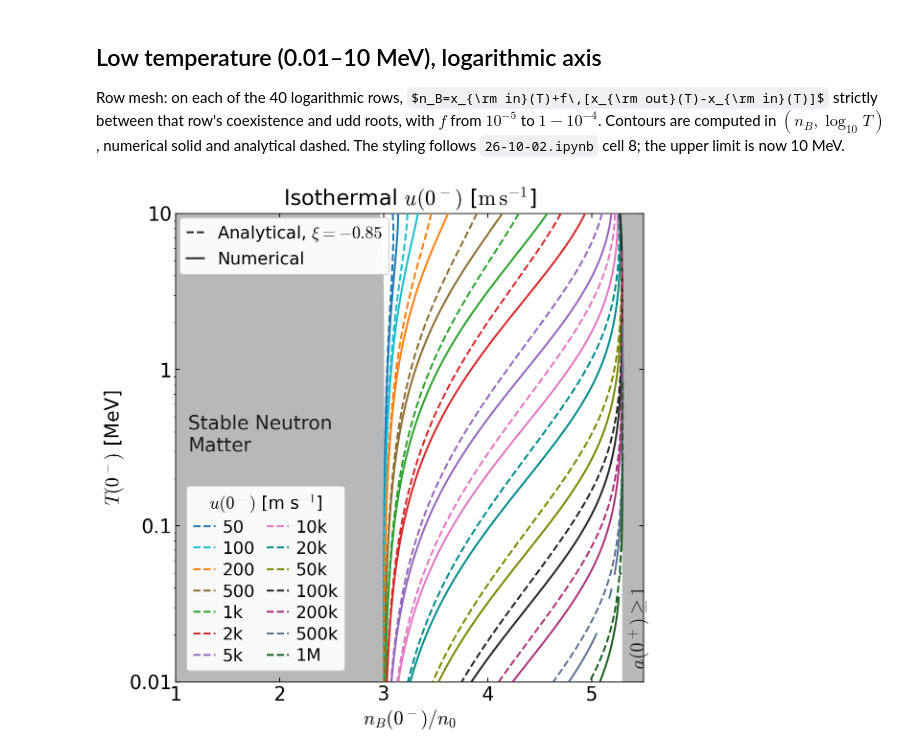
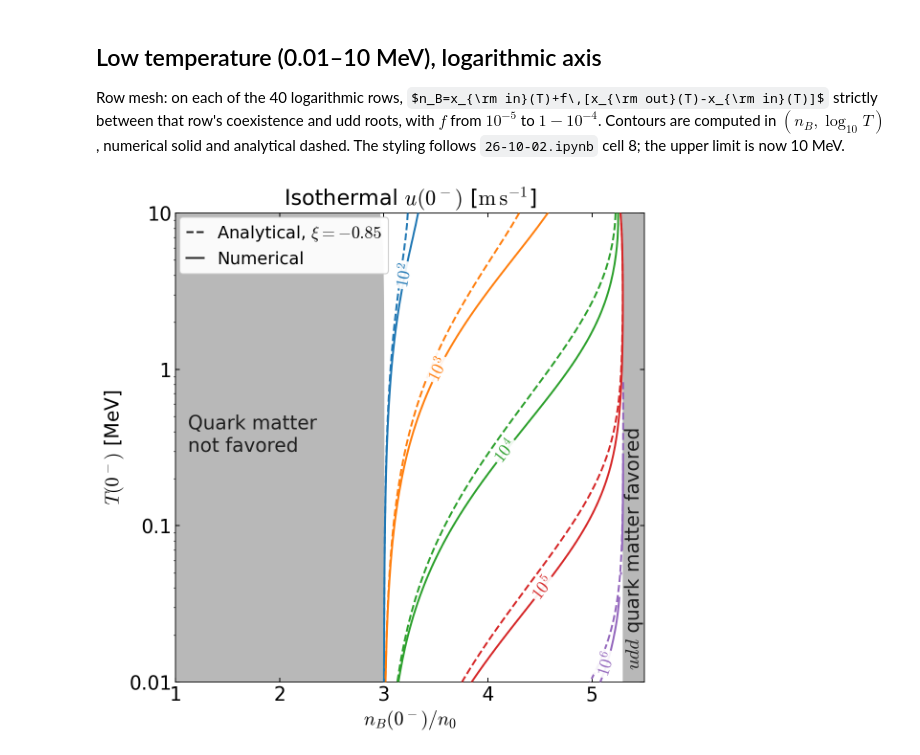
Before and after one commit to JiazhenShao/RMFsolver, a Jupyter notebook: 26-10-27-isothermal.ipynb, the cells around one changed output. Drawn from its saved outputs; the diff is of its cells as text; code cells hidden in the pictures; some formulas as TeX source.

```diff
--- a/26-10-27-isothermal.ipynb
+++ b/26-10-27-isothermal.ipynb
@@ -314,8 +314,8 @@ with mpl.rc_context(rc):
 Row mesh: on each of the 40 logarithmic rows, $n_B=x_{\rm in}(T)+f\,[x_{\rm out}(T)-x_{\rm in}(T)]$ strictly between that row's coexistence and udd roots, with $f$ from $10^{-5}$ to $1-10^{-4}$. Contours are computed in $(n_B,\log_{10}T)$, numerical solid and analytical dashed. The styling follows `26-10-02.ipynb` cell 8; the upper limit is now 10 MeV.
 # %%
 # Tunable plotting parameters
-CONTOUR_LEVELS = (50.0, 100.0, 200.0, 500.0, 1000.0, 2000.0, 5000.0, 10000.0, 20000.0, 50000.0, 100000.0, 200000.0, 500000.0, 1000000.0)
-CONTOUR_COLORS = ('#1f77b4', '#17becf', '#ff7f0e', '#8c6d31', '#2ca02c', '#d62728', '#9467bd', '#e377c2', '#008b8b', '#7a8800', '#252525', '#aa3377', '#5c7291', '#1b5e20')
+CONTOUR_LEVELS = (100.0, 1000.0, 10000.0, 100000.0, 1000000.0)
+CONTOUR_COLORS = ('#1f77b4', '#ff7f0e', '#2ca02c', '#d62728', '#9467bd')
 FIGURE_SIZE = (7.2, 7.2)
 FIGURE_DPI = 160
 EXPORT_DPI = 220
@@ -359,7 +359,7 @@ MARKER_ALPHA = 1.0
 MARKER_ZORDER = 5
 ISOLATED_ANALYTICAL_MARKER = 'x'
 ISOLATED_ANALYTICAL_SIZE = 15.0
-LABEL_CURVES = False
+LABEL_CURVES = True
 CONTOUR_LABEL_FONT_SIZE = 16
 CONTOUR_LABEL_FORMAT = '%g'
 CONTOUR_LABEL_INLINE = True
@@ -370,15 +370,16 @@ CONTOUR_LABEL_BACKGROUND_PAD = 0.12
 CONTOUR_LABEL_BACKGROUND_STYLE = 'round'
 CONTOUR_LABEL_EDGE_COLOR = 'none'
 CONTOUR_LABEL_ZORDER = 6
-LABEL_TEMPERATURES = {50.0: 44.0, 100.0: 50.0, 200.0: 57.0, 500.0: 53.0, 1000.0: 43.0, 2000.0: 31.0, 5000.0: 25.0}
+LABEL_TEMPERATURES = {100.0: 4.0, 1000.0: 1.0, 10000.0: 0.3, 100000.0: 0.04, 1000000.0: 0.013}
 EXCLUDED_REGION_COLOR = '0.72'
 EXCLUDED_REGION_ALPHA = 1.0
 EXCLUDED_REGION_ZORDER = 0
-INNER_REGION_TEXT = 'Stable Neutron\nMatter'
+INNER_REGION_TEXT = 'Quark matter\nnot favored'
 INNER_REGION_POSITION = (1.12, 0.3)
-OUTER_REGION_TEXT = '$a(0^+)\\geq1$'
-OUTER_REGION_POSITION = (5.345, 0.012)
+OUTER_REGION_TEXT = '$udd$ quark matter favored'
+OUTER_REGION_POSITION = (5.4, 0.012)
 OUTER_REGION_ROTATION = 90
+OUTER_REGION_ALIGNMENT = 'center'
 REGION_TEXT_COLOR = '0.12'
 REGION_TEXT_FONT_SIZE = 18
 REGION_TEXT_ZORDER = 6
@@ -391,7 +392,7 @@ LEGEND_FACE_COLOR = 'white'
 LEGEND_EDGE_COLOR = '0.8'
 LEGEND_HANDLE_COLOR = '0.15'
 LEGEND_MARKER_SIZE = 5.0
-SHOW_SPEED_LEGEND = True
+SHOW_SPEED_LEGEND = False
 SPEED_LEGEND_LOCATION = 'lower left'
 SPEED_LEGEND_TITLE = '$u(0^-)$ [m s$^{-1}$]'
 SPEED_LEGEND_FONT_SIZE = 16
@@ -399,32 +400,32 @@ SPEED_LEGEND_COLUMNS = 2
 SPEED_LEGEND_ANCHOR = (0.005, 0.005)
 SPEED_LEGEND_HANDLE_LENGTH = 1.3
 SPEED_LEGEND_COLUMN_SPACING = 0.7
 SPEED_LEGEND_HANDLE_TEXT_PAD = 0.4
 SPEED_LEGEND_LABEL_SPACING = 0.3
-SPEED_LABELS = ('50', '100', '200', '500', '1k', '2k', '5k', '10k', '20k', '50k', '100k', '200k', '500k', '1M')
+SPEED_LABELS = ('$10^2$', '$10^3$', '$10^4$', '$10^5$', '$10^6$')
 SHOW_GRID = False
 EXPORT_STEM = 'isothermal-lowT-logT'
 XI = -0.85
 LOW_T_UPSAMPLE = 8    # display-only PCHIP refinement along rows in logit(f)
 OUTPUT_DIRECTORY = "local_analysis_results/26-10-27"
 
 log_style = dict(iso_plot.LOG_REFERENCE_STYLE)
 log_style.update({key.lower(): value for key, value in list(globals().items())
                   if key.isupper() and key.lower() in log_style})
 analytic_lowT_retuned = dict(analytic_lowT, speed_m_s=iso_xi.retune(xi_cache_lowT, XI))
 lines = {}
 for name, payload in (("numerical", numerical_lowT), ("analytic", analytic_lowT_retuned)):
     x, T, logv = iso_plot.contour_arrays(payload, LOW_T_UPSAMPLE, "logit")
     lines[name] = iso_plot.contour_lines(x, T, logv, CONTOUR_LEVELS, log_T=True)
 
 with plt.rc_context({"font.family": FONT_FAMILY, "mathtext.fontset": MATH_FONT_SET, "text.usetex": USE_TEX}):
     figure, axis = plt.subplots(figsize=FIGURE_SIZE, dpi=FIGURE_DPI, constrained_layout=CONSTRAINED_LAYOUT,
                                 facecolor=BACKGROUND_COLOR)
     axis.set_facecolor(BACKGROUND_COLOR)
     iso_plot.draw_log_reference(axis, boundary_curves, lines["numerical"], lines["analytic"], XI, log_style)
     for extension in ("png", "pdf"):
         figure.savefig(ROOT / OUTPUT_DIRECTORY / f"{EXPORT_STEM}.{extension}", dpi=EXPORT_DPI,
                        facecolor=BACKGROUND_COLOR)
     plt.show()
 # %% [output]
-[figure, old version]
+[figure, new version]
```
Also changed, not shown: 6 other files.
